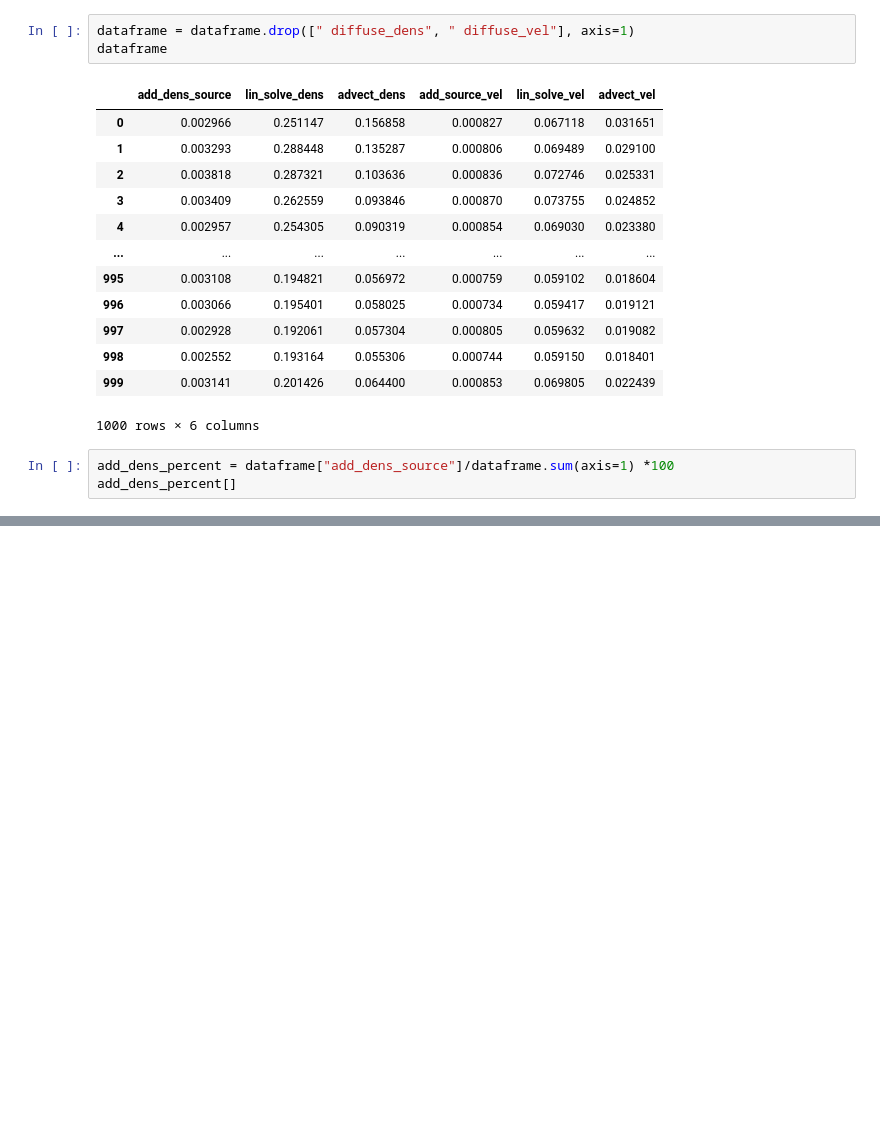
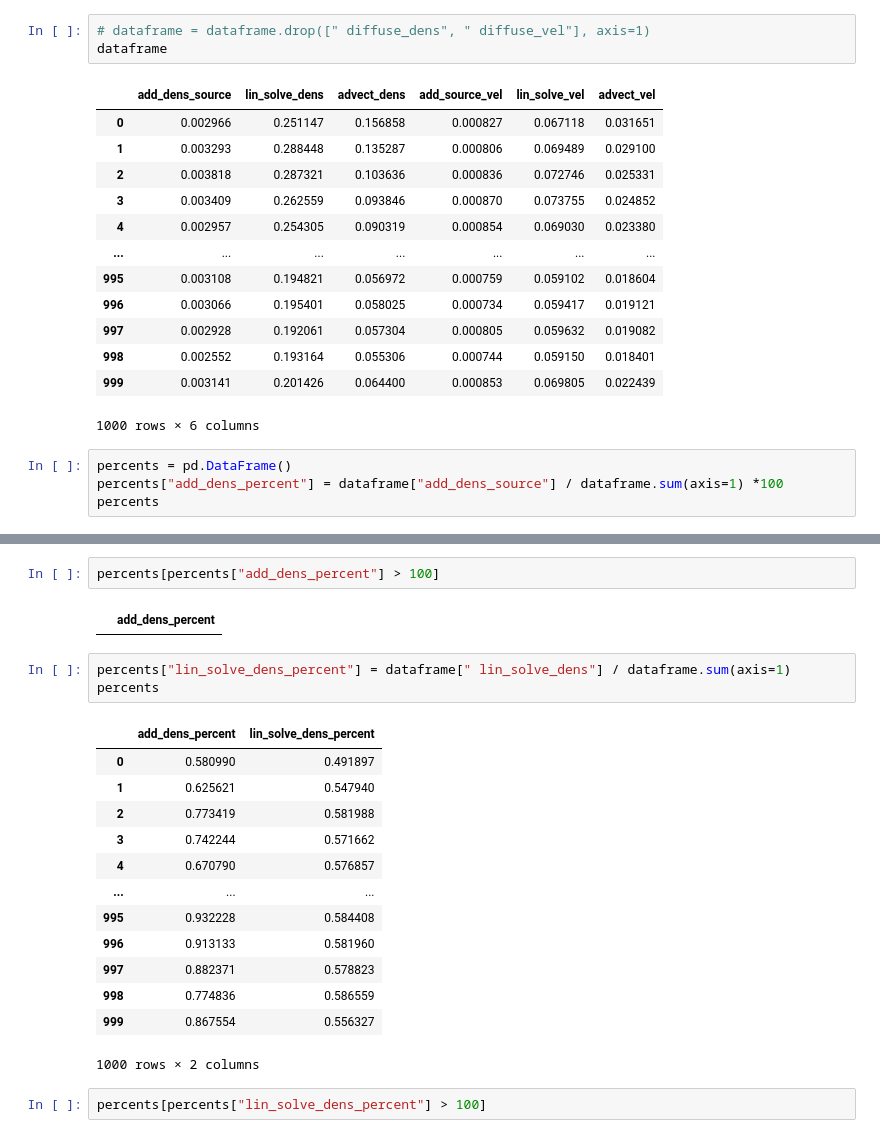
Before and after one commit to PajiloyLis/BMSTU-CG-CP, a Jupyter notebook: research.ipynb, the cells around one changed output, grey strips where cells are left out. Cells and saved outputs as stored; diff of their text form; blank space fills up the shorter version.

```diff
--- a/research.ipynb
+++ b/research.ipynb
@@ -41,7 +41,7 @@ dataframe
 | 999 | 0.003141 | 1.061320e-06 | 0.201426 | 0.064400 | 0.000853 | -0.069817 | ... |
 1000 rows × 8 columns
 # %%
-dataframe = dataframe.drop([" diffuse_dens", " diffuse_vel"], axis=1)
+# dataframe = dataframe.drop([" diffuse_dens", " diffuse_vel"], axis=1)
 dataframe
 # %% [output]
 |  | add_dens_source | lin_solve_dens | advect_dens | add_source_vel | lin_solve_vel | advect_vel |
@@ -58,6 +58,7 @@ dataframe
 | 999 | 0.003141 | 0.201426 | 0.064400 | 0.000853 | 0.069805 | 0.022439 |
 1000 rows × 6 columns
 # %%
-add_dens_percent = dataframe["add_dens_source"]/dataframe.sum(axis=1) *100
-add_dens_percent[]
+percents = pd.DataFrame()
+percents["add_dens_percent"] = dataframe["add_dens_source"] / dataframe.sum(axis=1) *100
+percents
 # %% [output]
@@ -75,0 +78,23 @@ Length: 1000, dtype: float64
+# %%
+percents[percents["add_dens_percent"] > 100]
+# %% [output]
+|  | add_dens_percent |
+# %%
+percents["lin_solve_dens_percent"] = dataframe[" lin_solve_dens"] / dataframe.sum(axis=1)
+percents
+# %% [output]
+|  | add_dens_percent | lin_solve_dens_percent |
+| 0 | 0.580990 | 0.491897 |
+| 1 | 0.625621 | 0.547940 |
+| 2 | 0.773419 | 0.581988 |
+| 3 | 0.742244 | 0.571662 |
+| 4 | 0.670790 | 0.576857 |
+| ... | ... | ... |
+| 995 | 0.932228 | 0.584408 |
+| 996 | 0.913133 | 0.581960 |
+| 997 | 0.882371 | 0.578823 |
+| 998 | 0.774836 | 0.586559 |
+| 999 | 0.867554 | 0.556327 |
+1000 rows × 2 columns
+# %%
+percents[percents["lin_solve_dens_percent"] > 100]
```
Also changed, not shown: parts of 1 cell of this notebook.
